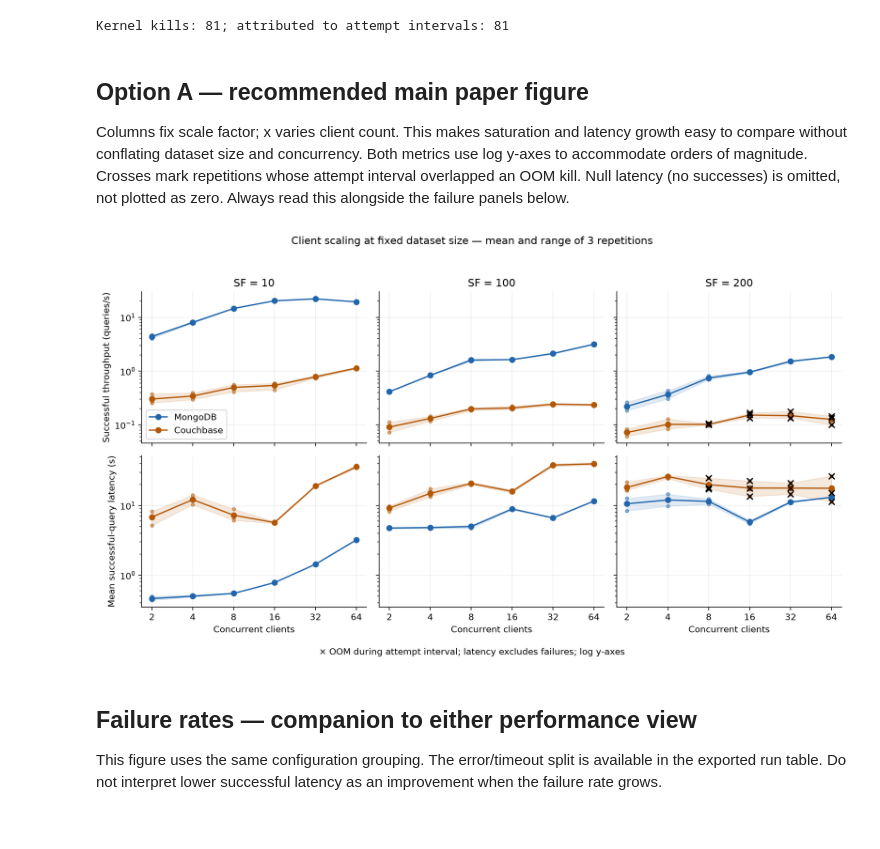
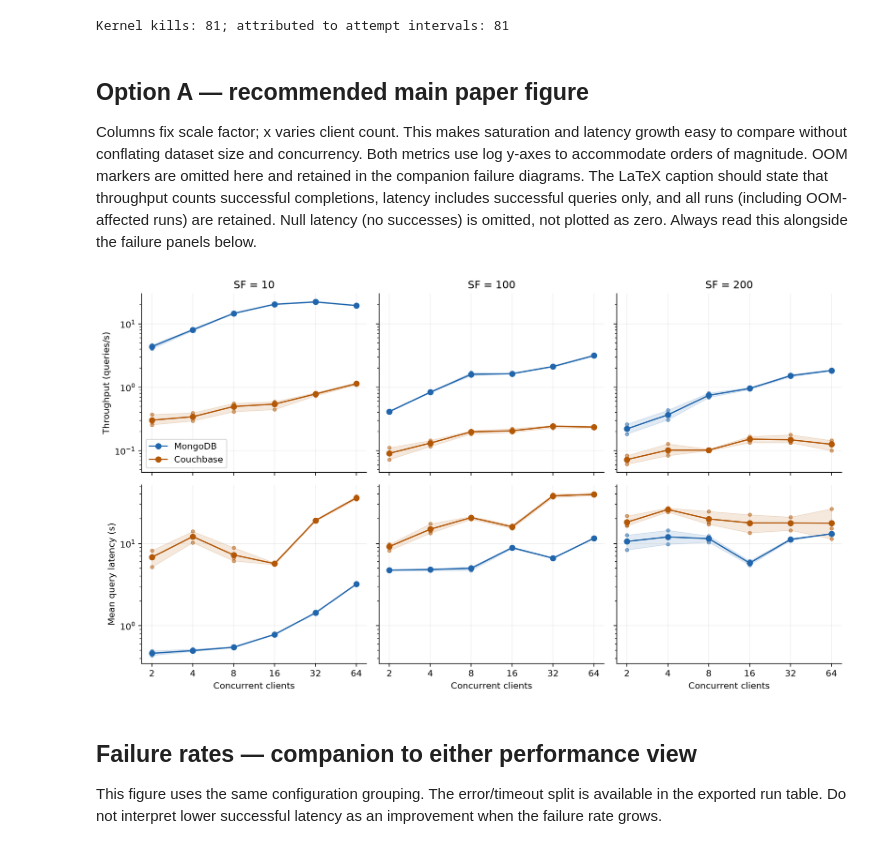
Before and after one commit to zeNightshade/JSONBench, a Jupyter notebook: notebooks/ec2_large_analysis.ipynb, the cells around one changed output. Drawn from its saved outputs; the diff is of its cells as text; code cells hidden in the pictures.

Commit message:
Simplify main performance figure for LaTeX caption

```diff
--- a/notebooks/ec2_large_analysis.ipynb
+++ b/notebooks/ec2_large_analysis.ipynb
@@ -112,35 +112,34 @@ Kernel kills: 81; attributed to attempt intervals: 81
 # %% [markdown]
 ## Option A — recommended main paper figure
 
-Columns fix scale factor; x varies client count. This makes saturation and latency growth easy to compare without conflating dataset size and concurrency. Both metrics use log y-axes to accommodate orders of magnitude. Crosses mark repetitions whose attempt interval overlapped an OOM kill. Null latency (no successes) is omitted, not plotted as zero. Always read this alongside the failure panels below.
+Columns fix scale factor; x varies client count. This makes saturation and latency growth easy to compare without conflating dataset size and concurrency. Both metrics use log y-axes to accommodate orders of magnitude. OOM markers are omitted here and retained in the companion failure diagrams. The LaTeX caption should state that throughput counts successful completions, latency includes successful queries only, and all runs (including OOM-affected runs) are retained. Null latency (no successes) is omitted, not plotted as zero. Always read this alongside the failure panels below.
 # %%
-def draw(ax, data, x, metric):
+def draw(ax, data, x, metric, mark_oom=True):
     for backend, color in COLORS.items():
         d = data[data.backend == backend]
         g = d.groupby(x)[metric].agg(["mean", "min", "max"])
         ax.plot(g.index, g["mean"], marker="o", color=color, label=LABELS[backend])
         ax.fill_between(g.index.to_numpy(), g["min"].to_numpy(), g["max"].to_numpy(), color=color, alpha=.13)
         ax.scatter(d[x], d[metric], color=color, alpha=.5, s=14)
         bad = d[d.oom_affected]
-        ax.scatter(bad[x], bad[metric], color="black", marker="x", s=45, zorder=5)
+        if mark_oom:
+            ax.scatter(bad[x], bad[metric], color="black", marker="x", s=45, zorder=5)
     ax.grid(alpha=.2)
 
 fig, axes = plt.subplots(2, 3, figsize=(12, 6.8), sharex=True, sharey="row")
 for j, sf in enumerate(SCALES):
     for i, metric in enumerate(["throughput_qps", "successful_latency_s"]):
-        ax = axes[i, j]; draw(ax, runs[runs.sf == sf], "clients", metric)
+        ax = axes[i, j]; draw(ax, runs[runs.sf == sf], "clients", metric, mark_oom=False)
         ax.set_xscale("log", base=2); ax.set_xticks(CLIENTS, labels=CLIENTS)
         ax.set_yscale("log")
         if i == 0: ax.set_title(f"SF = {sf}")
         else: ax.set_xlabel("Concurrent clients")
-axes[0, 0].set_ylabel("Successful throughput (queries/s)")
-axes[1, 0].set_ylabel("Mean successful-query latency (s)")
+axes[0, 0].set_ylabel("Throughput (queries/s)")
+axes[1, 0].set_ylabel("Mean query latency (s)")
 axes[0, 0].legend()
-fig.suptitle("Client scaling at fixed dataset size — mean and range of 3 repetitions")
-fig.text(.5, .005, "× OOM during attempt interval; latency excludes failures; log y-axes", ha="center")
-fig.tight_layout(rect=(0,.03,1,.95)); save(fig, "clients_by_scale")
+fig.tight_layout(); save(fig, "clients_by_scale")
 # %% [output]
-[figure, old version]
+[figure, new version]
 # %% [markdown]
 ## Failure rates — companion to either performance view
 
```
